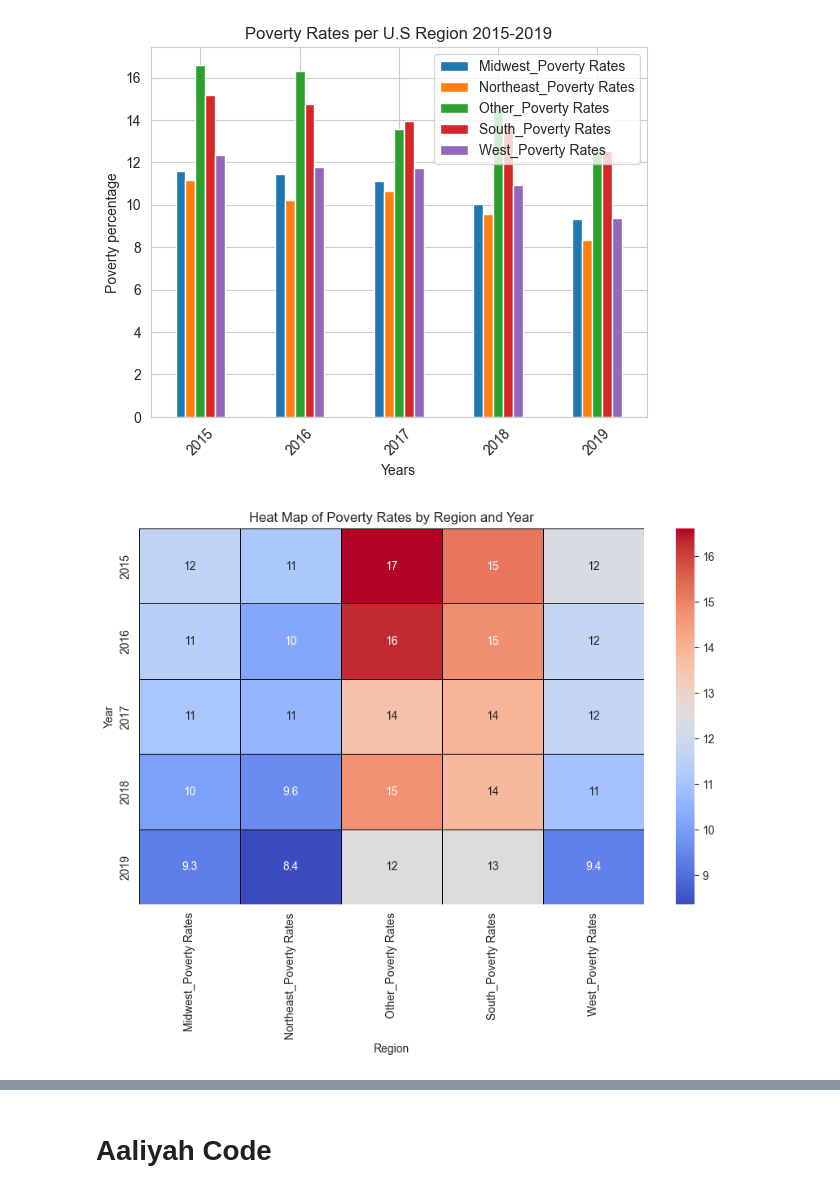
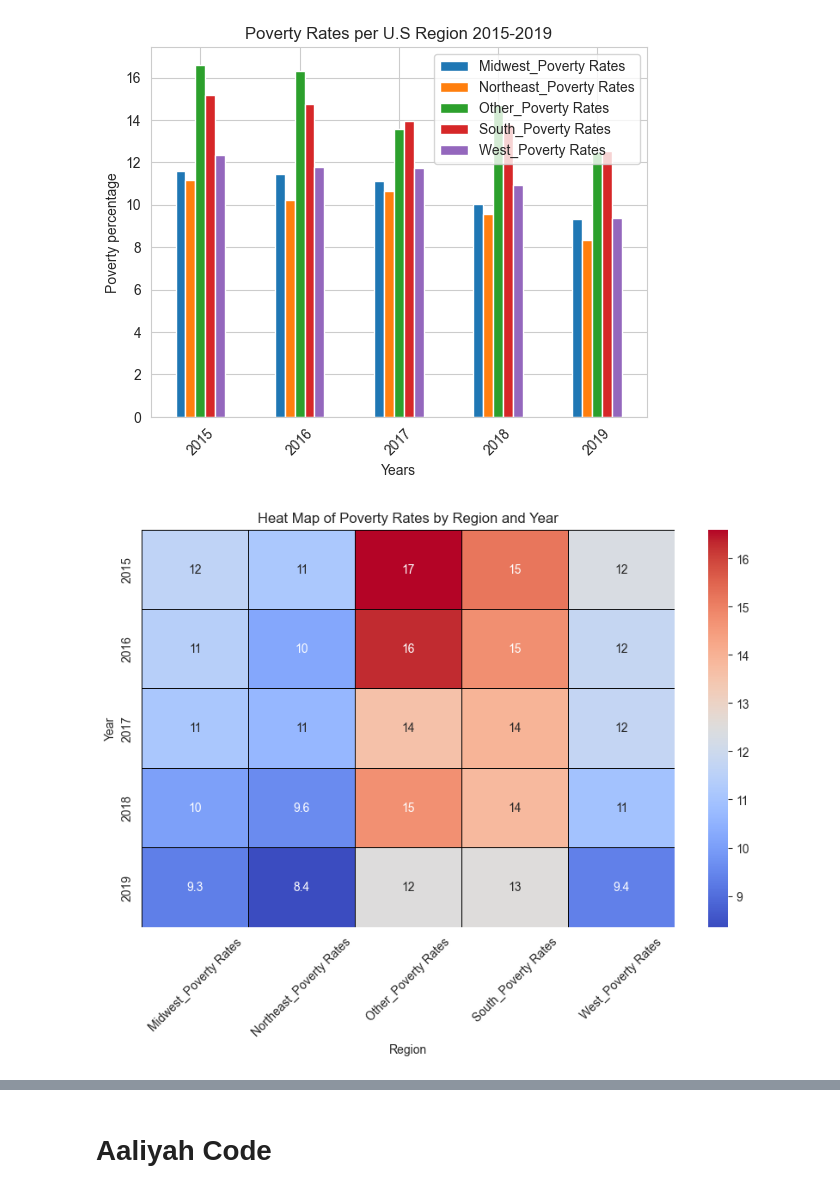
Before and after one commit to RyanWeigel32/Class_Project_Final, a Jupyter notebook: Project_One_Final.ipynb, the cells around one changed output, grey strips where cells are left out. Drawn from its saved outputs; the diff is of its cells as text; code cells hidden in the pictures.

```diff
--- a/Project_One_Final.ipynb
+++ b/Project_One_Final.ipynb
@@ -1952,24 +1992,25 @@ plt.xticks(rotation=45)
 # %%
 # Create the DataFrame
 data = {
     'Year': [2015, 2016, 2017, 2018, 2019],
     'Midwest': [11.608333, 11.441667, 11.116667, 10.033333, 9.325000],
     'Northeast': [11.155556, 10.211111, 10.633333, 9.588889, 8.355556],
     'Other': [16.6, 16.3, 13.6, 14.7, 12.5],
     'South': [15.20000, 14.76250, 13.94375, 13.80000, 12.51875],
     'West': [12.338462, 11.800000, 11.753846, 10.938462, 9.384615]
 }
 Poverty_Regions_heatmap = pd.DataFrame(data)
 # Set the 'Year' column as the index
 Poverty_Regions_heatmap.set_index('Year', inplace=True)
 # Create the heat map
 plt.figure(figsize=(10, 6))
 sns.heatmap(Region_pivot_final, annot=True, cmap='coolwarm', linewidths=.5, linecolor='black')
 # Add labels and title
 plt.title('Heat Map of Poverty Rates by Region and Year')
 plt.xlabel('Region')
 plt.ylabel('Year')
+plt.xticks(rotation=45)
 # Show plot
 plt.show()
 # %% [output]
-[figure, old version]
+[figure, new version]
```
Also changed, not shown: parts of 15 cells of this notebook.
